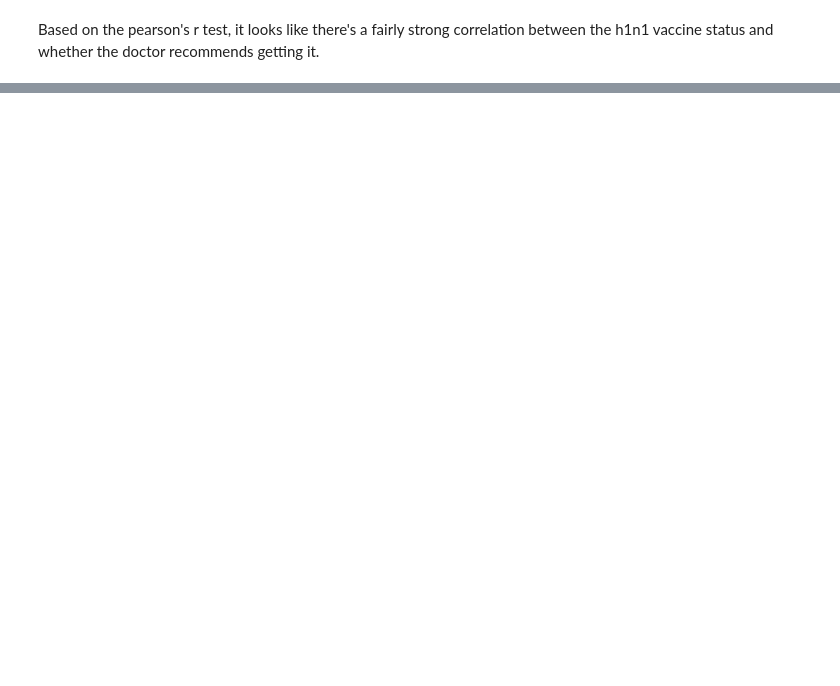
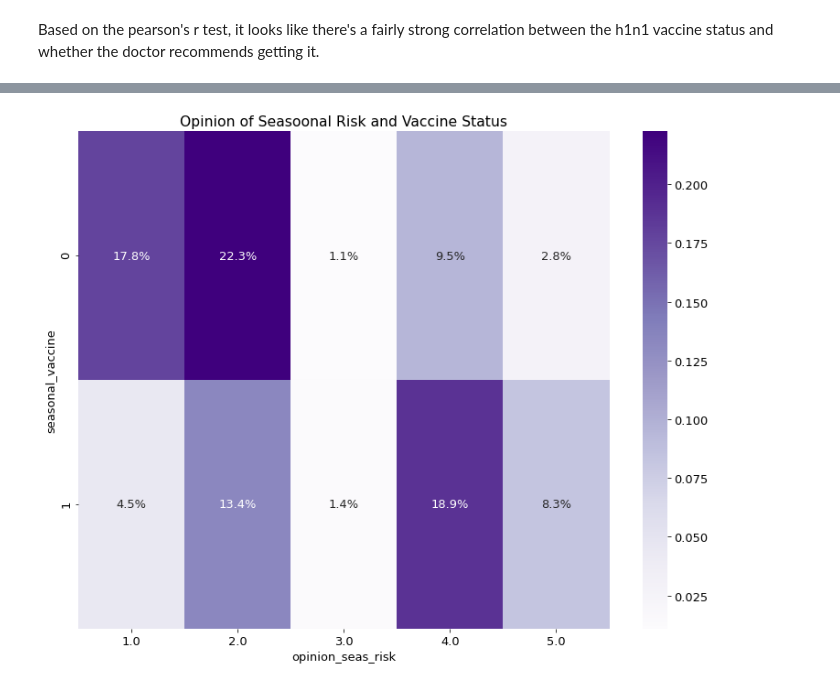
Before and after one commit to JadaShipp/predicting_flu, a Jupyter notebook: explore.ipynb, the cells around one changed output, grey strips where cells are left out. Drawn from its saved outputs; the diff is of its cells as text; code cells hidden in the pictures; blank space fills up the shorter version.

Commit message:
start seasonal explore

```diff
--- a/explore.ipynb
+++ b/explore.ipynb
@@ -330,0 +337,12 @@ Based on the pearson's r test, it looks like there's a fairly strong correlation
+# %%
+#Create a function that takes in the h1n1 training set and creates a heatmap
+def opinion_seasonal_status(train):
+    plt.rc('figure', figsize=(13, 10))
+    plt.rc('font', size=13)
+    plt.title('Opinion of Seasoonal Risk and Vaccine Status')
+    ctab = pd.crosstab(train.seasonal_vaccine, train.opinion_seas_risk, normalize=True)
+    sns.heatmap(ctab, annot=True, cmap='Purples', fmt='.1%')
+# %%
+opinion_seasonal_status(seasonal_train)
+# %% [output]
+[figure, added]
```
Also changed, not shown: parts of 3 cells of this notebook.
